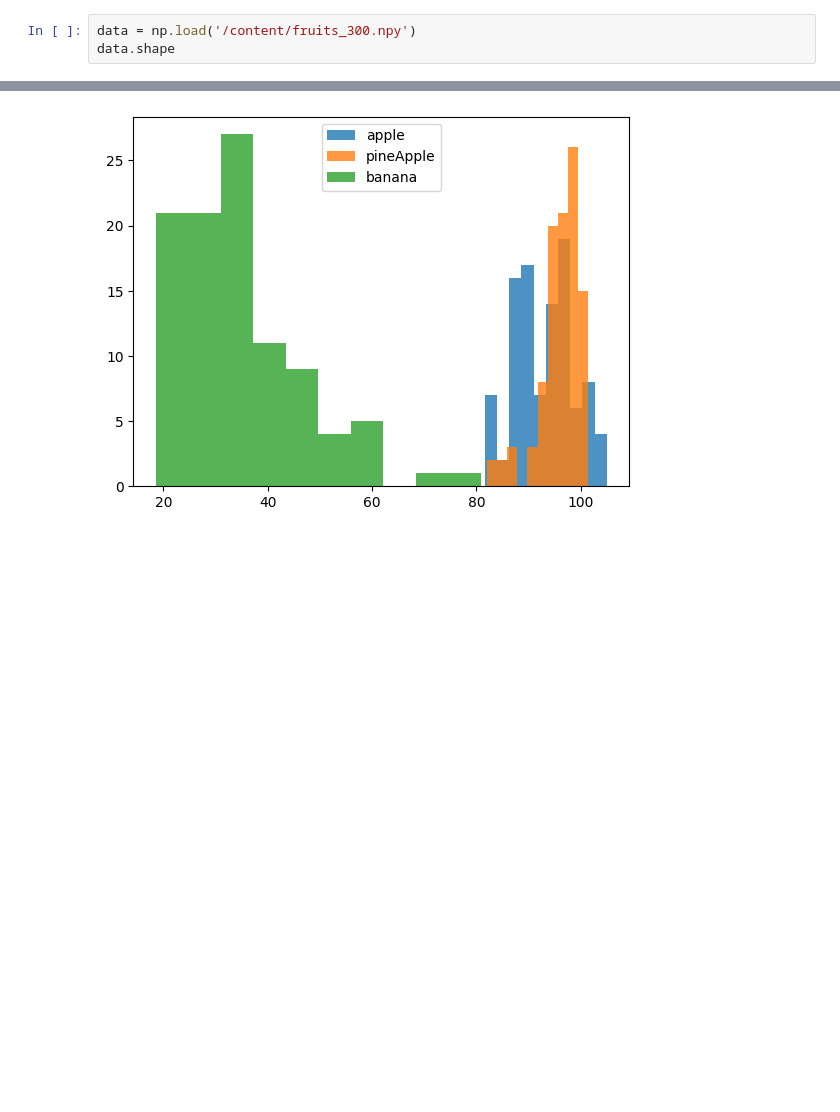
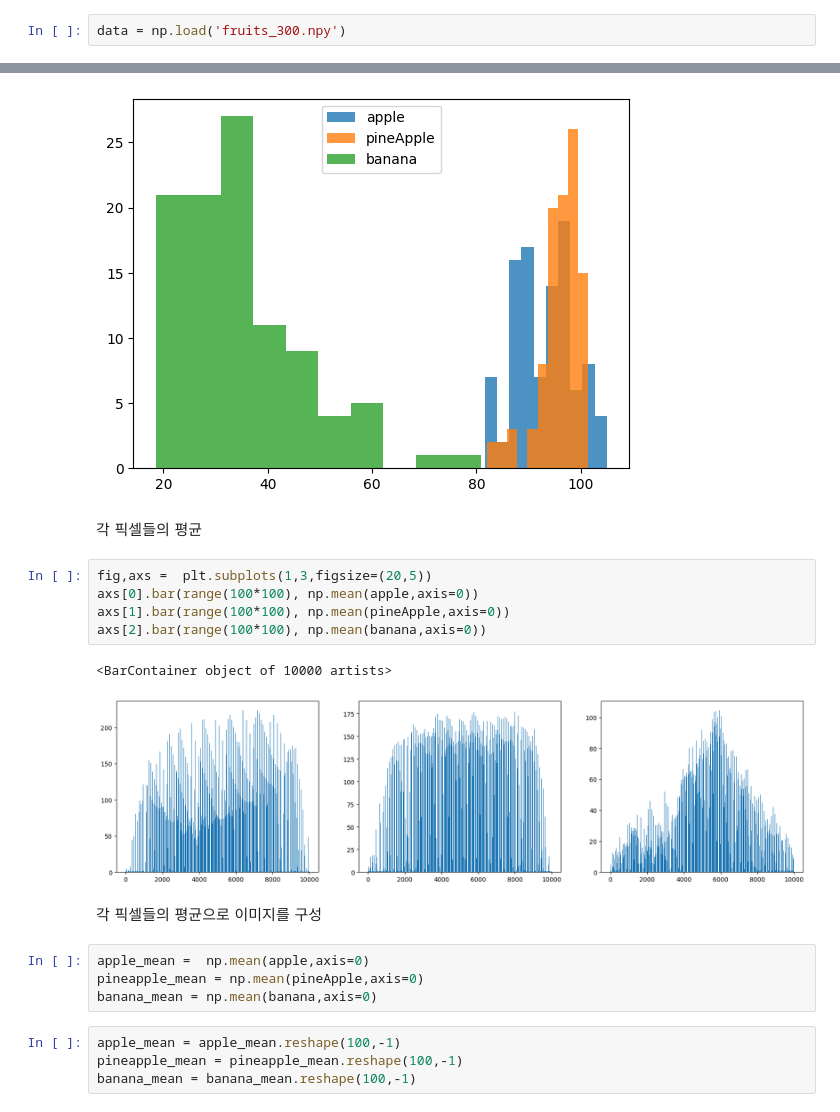
Before and after one commit to leekyuyoung20231211/python, a Jupyter notebook: 군집_20240216.ipynb, the cells around one changed output, grey strips where cells are left out. Saved outputs shown, nothing was run; the diff lists cells and outputs as text; blank space fills up the shorter version.

```diff
--- a/군집_20240216.ipynb
+++ b/군집_20240216.ipynb
@@ -2,5 +4,4 @@
 import numpy as np
 import matplotlib.pyplot as plt
 # %%
-data = np.load('/content/fruits_300.npy')
-data.shape
+data = np.load('fruits_300.npy')
@@ -76,3 +79,23 @@ plt.legend()
 plt.show()
 # %% [output]
 [figure]
+# %% [markdown]
+각 픽셀들의 평균
+# %%
+fig,axs =  plt.subplots(1,3,figsize=(20,5))
+axs[0].bar(range(100*100), np.mean(apple,axis=0))
+axs[1].bar(range(100*100), np.mean(pineApple,axis=0))
+axs[2].bar(range(100*100), np.mean(banana,axis=0))
+# %% [output]
+<BarContainer object of 10000 artists>
+[figure, added]
+# %% [markdown]
+각 픽셀들의 평균으로 이미지를 구성
+# %%
+apple_mean =  np.mean(apple,axis=0)
+pineapple_mean = np.mean(pineApple,axis=0)
+banana_mean = np.mean(banana,axis=0)
+# %%
+apple_mean = apple_mean.reshape(100,-1)
+pineapple_mean = pineapple_mean.reshape(100,-1)
+banana_mean = banana_mean.reshape(100,-1)
```
Also changed, not shown: parts of 14 cells of this notebook.
